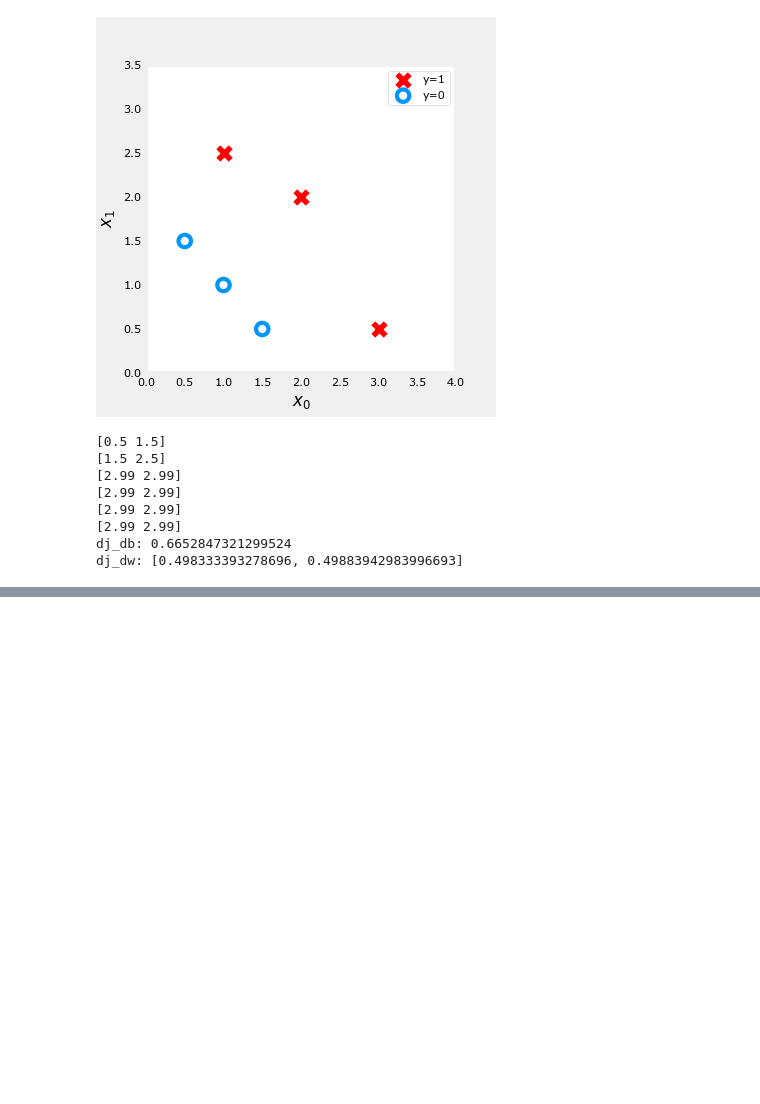
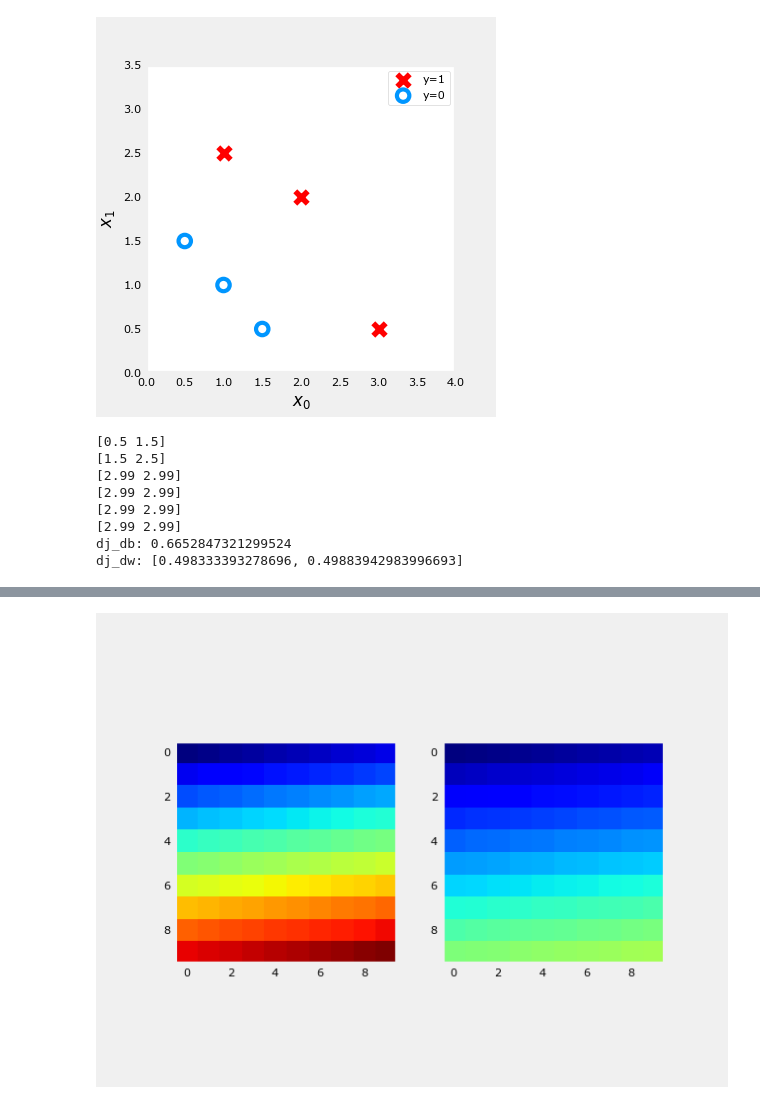
Before and after one commit to Kd-Here/Machine-Learning, a Jupyter notebook: Week3/Gradientdescent.ipynb, the cells around one changed output, grey strips where cells are left out. Drawn from its saved outputs; the diff is of its cells as text; code cells hidden in the pictures; blank space fills up the shorter version.

```diff
--- a/Week3/Gradientdescent.ipynb
+++ b/Week3/Gradientdescent.ipynb
@@ -124,0 +204,21 @@ dj_dw: [0.498333393278696, 0.49883942983996693]
+# %%
+import matplotlib.pyplot as plt
+import matplotlib.colors as colors
+import numpy as np
+
+def truncate_colormap(cmap, minval=0.0, maxval=1.0, n=100):
+    new_cmap = colors.LinearSegmentedColormap.from_list(
+        'trunc({n},{a:.2f},{b:.2f})'.format(n=cmap.name, a=minval, b=maxval),
+        cmap(np.linspace(minval, maxval, n)))
+    return new_cmap
+
+arr = np.linspace(0, 50, 100).reshape((10, 10))
+fig, ax = plt.subplots(ncols=2)
+
+cmap = plt.get_cmap('jet')
+new_cmap = truncate_colormap(cmap, 0.0, 0.55)
+ax[0].imshow(arr, interpolation='nearest', cmap=cmap)
+ax[1].imshow(arr, interpolation='nearest', cmap=new_cmap)
+plt.show()
+# %% [output]
+[figure, added]
```
Also changed, not shown: parts of 3 cells of this notebook, 1 other file.
